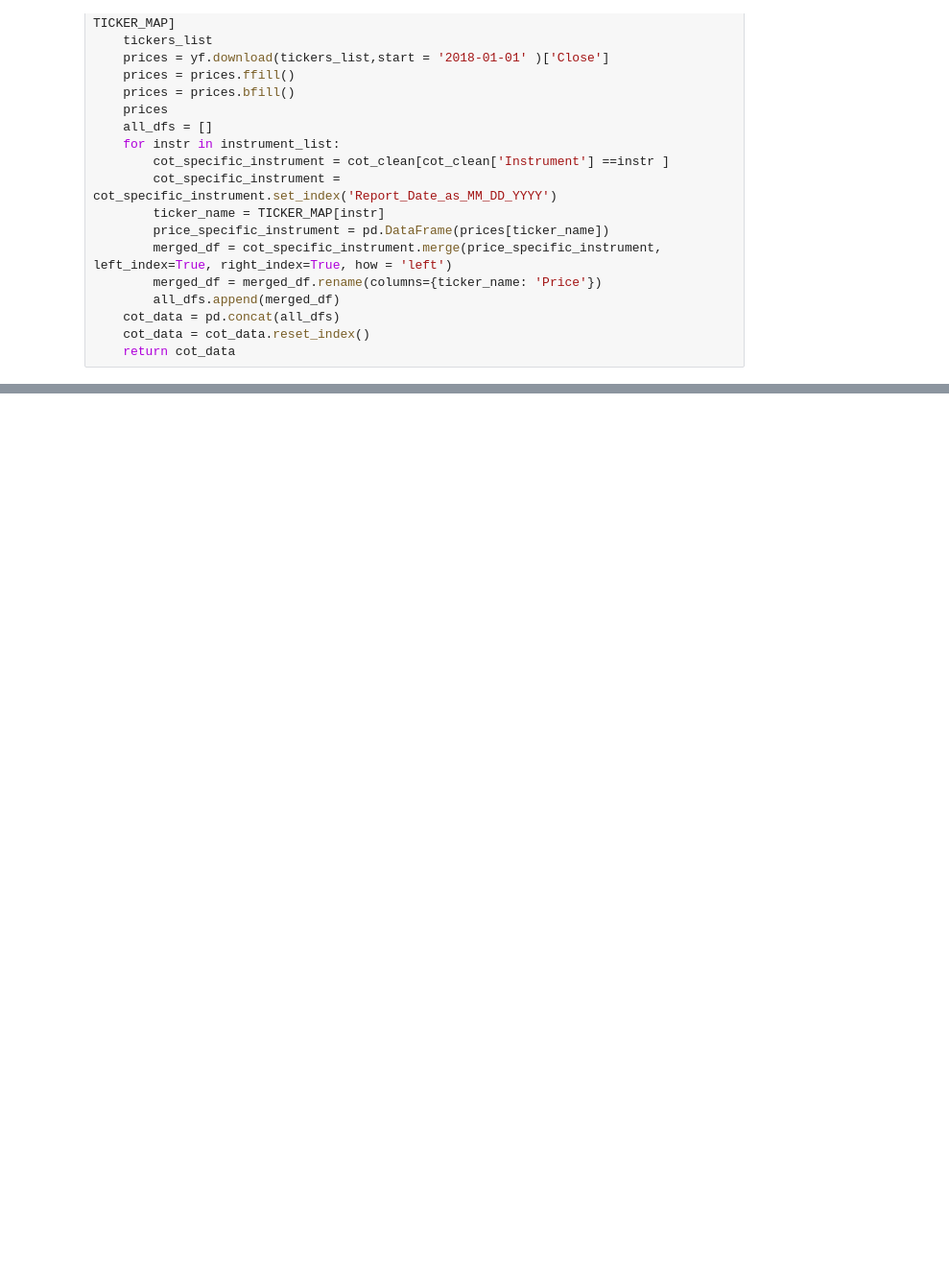
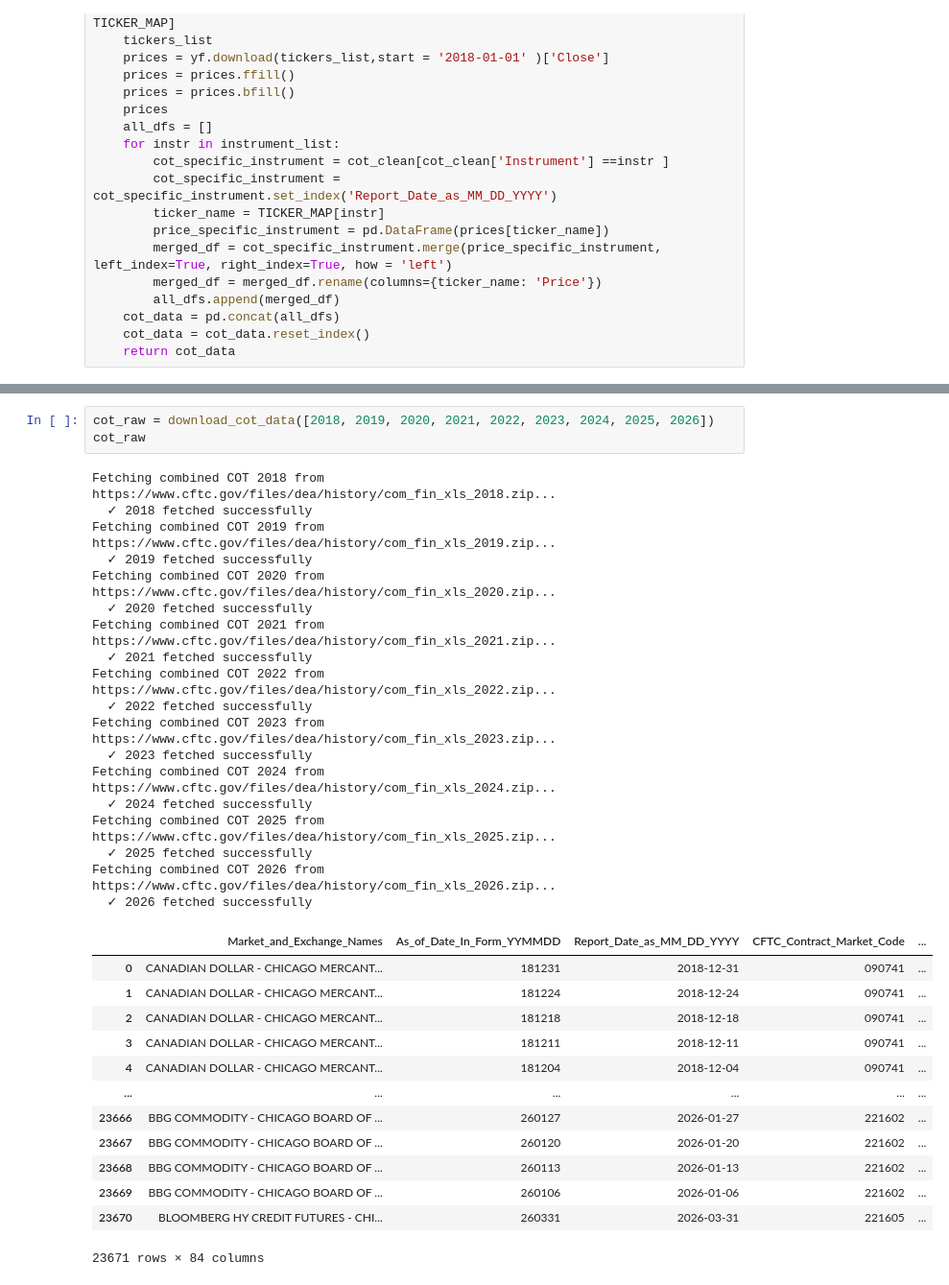
Before and after one commit to Hamza-joosub/SignumV2, a Jupyter notebook: api/routes/temp.ipynb, the cells around one changed output, grey strips where cells are left out. Shown at 96% size. Saved outputs shown, nothing was run; the diff lists cells and outputs as text; blank space fills up the shorter version.

```diff
--- a/api/routes/temp.ipynb
+++ b/api/routes/temp.ipynb
@@ -504,0 +365,35 @@ for feat in features_list:
+# %%
+cot_raw = download_cot_data([2018, 2019, 2020, 2021, 2022, 2023, 2024, 2025, 2026])
+cot_raw
+# %% [output]
+Fetching combined COT 2018 from https://www.cftc.gov/files/dea/history/com_fin_xls_2018.zip...
+  ✓ 2018 fetched successfully
+Fetching combined COT 2019 from https://www.cftc.gov/files/dea/history/com_fin_xls_2019.zip...
+  ✓ 2019 fetched successfully
+Fetching combined COT 2020 from https://www.cftc.gov/files/dea/history/com_fin_xls_2020.zip...
+  ✓ 2020 fetched successfully
+Fetching combined COT 2021 from https://www.cftc.gov/files/dea/history/com_fin_xls_2021.zip...
+  ✓ 2021 fetched successfully
+Fetching combined COT 2022 from https://www.cftc.gov/files/dea/history/com_fin_xls_2022.zip...
+  ✓ 2022 fetched successfully
+Fetching combined COT 2023 from https://www.cftc.gov/files/dea/history/com_fin_xls_2023.zip...
+  ✓ 2023 fetched successfully
+Fetching combined COT 2024 from https://www.cftc.gov/files/dea/history/com_fin_xls_2024.zip...
+  ✓ 2024 fetched successfully
+Fetching combined COT 2025 from https://www.cftc.gov/files/dea/history/com_fin_xls_2025.zip...
+  ✓ 2025 fetched successfully
+Fetching combined COT 2026 from https://www.cftc.gov/files/dea/history/com_fin_xls_2026.zip...
+  ✓ 2026 fetched successfully
+|  | Market_and_Exchange_Names | As_of_Date_In_Form_YYMMDD | Report_Date_as_MM_DD_YYYY | CFTC_Contract_Market_Code | ... |
+| 0 | CANADIAN DOLLAR - CHICAGO MERCANT... | 181231 | 2018-12-31 | 090741 | ... |
+| 1 | CANADIAN DOLLAR - CHICAGO MERCANT... | 181224 | 2018-12-24 | 090741 | ... |
+| 2 | CANADIAN DOLLAR - CHICAGO MERCANT... | 181218 | 2018-12-18 | 090741 | ... |
+| 3 | CANADIAN DOLLAR - CHICAGO MERCANT... | 181211 | 2018-12-11 | 090741 | ... |
+| 4 | CANADIAN DOLLAR - CHICAGO MERCANT... | 181204 | 2018-12-04 | 090741 | ... |
+| ... | ... | ... | ... | ... | ... |
+| 23666 | BBG COMMODITY - CHICAGO BOARD OF ... | 260127 | 2026-01-27 | 221602 | ... |
+| 23667 | BBG COMMODITY - CHICAGO BOARD OF ... | 260120 | 2026-01-20 | 221602 | ... |
+| 23668 | BBG COMMODITY - CHICAGO BOARD OF ... | 260113 | 2026-01-13 | 221602 | ... |
+| 23669 | BBG COMMODITY - CHICAGO BOARD OF ... | 260106 | 2026-01-06 | 221602 | ... |
+| 23670 | BLOOMBERG HY CREDIT FUTURES - CHI... | 260331 | 2026-03-31 | 221605 | ... |
+23671 rows × 84 columns
```
Also changed, not shown: parts of 23 cells of this notebook, 7 other files.
